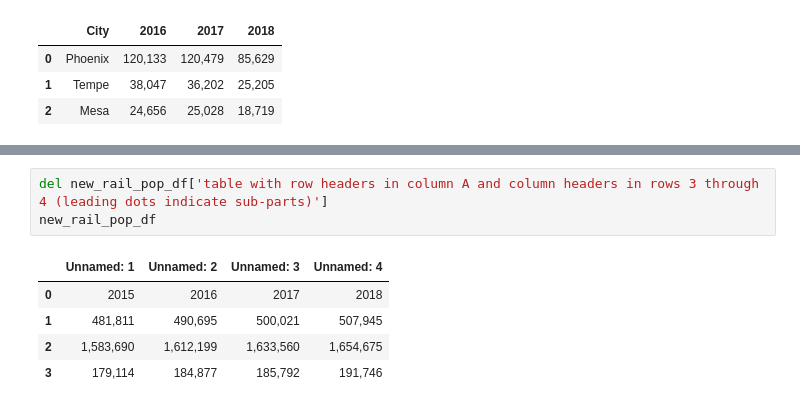
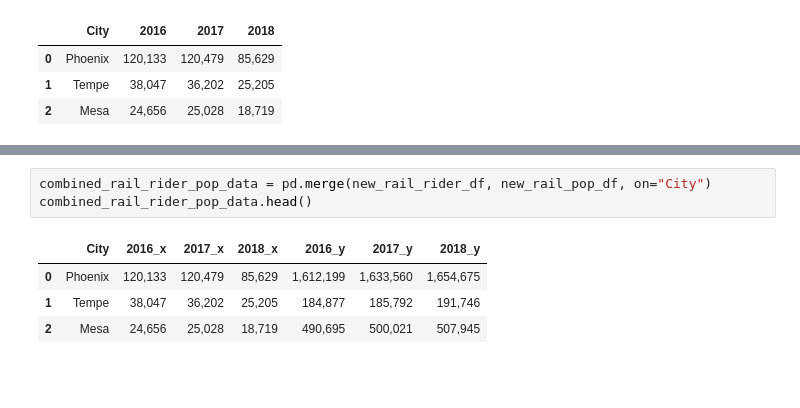
Before and after one commit to phil-wew/group_project1, a Jupyter notebook: SO/Scott Project 1.ipynb, the cells around one changed output, grey strips where cells are left out. Saved outputs shown, nothing was run; the diff lists cells and outputs as text; blank space fills up the shorter version.

```diff
--- a/SO/Scott Project 1.ipynb
+++ b/SO/Scott Project 1.ipynb
@@ -458,9 +457,8 @@ new_rail_pop_df.head()
-# %%
-del new_rail_pop_df['table with row headers in column A and column headers in rows 3 through 4 (leading dots indicate sub-parts)']
-new_rail_pop_df
-# %% [output]
-|  | Unnamed: 1 | Unnamed: 2 | Unnamed: 3 | Unnamed: 4 |
-| 0 | 2015 | 2016 | 2017 | 2018 |
-| 1 | 481,811 | 490,695 | 500,021 | 507,945 |
-| 2 | 1,583,690 | 1,612,199 | 1,633,560 | 1,654,675 |
-| 3 | 179,114 | 184,877 | 185,792 | 191,746 |
+# %%
+combined_rail_rider_pop_data = pd.merge(new_rail_rider_df, new_rail_pop_df, on="City")
+combined_rail_rider_pop_data.head()
+# %% [output]
+|  | City | 2016_x | 2017_x | 2018_x | 2016_y | 2017_y | 2018_y |
+| 0 | Phoenix | 120,133 | 120,479 | 85,629 | 1,612,199 | 1,633,560 | 1,654,675 |
+| 1 | Tempe | 38,047 | 36,202 | 25,205 | 184,877 | 185,792 | 191,746 |
+| 2 | Mesa | 24,656 | 25,028 | 18,719 | 490,695 | 500,021 | 507,945 |
```
Also changed, not shown: parts of 6 cells of this notebook.
